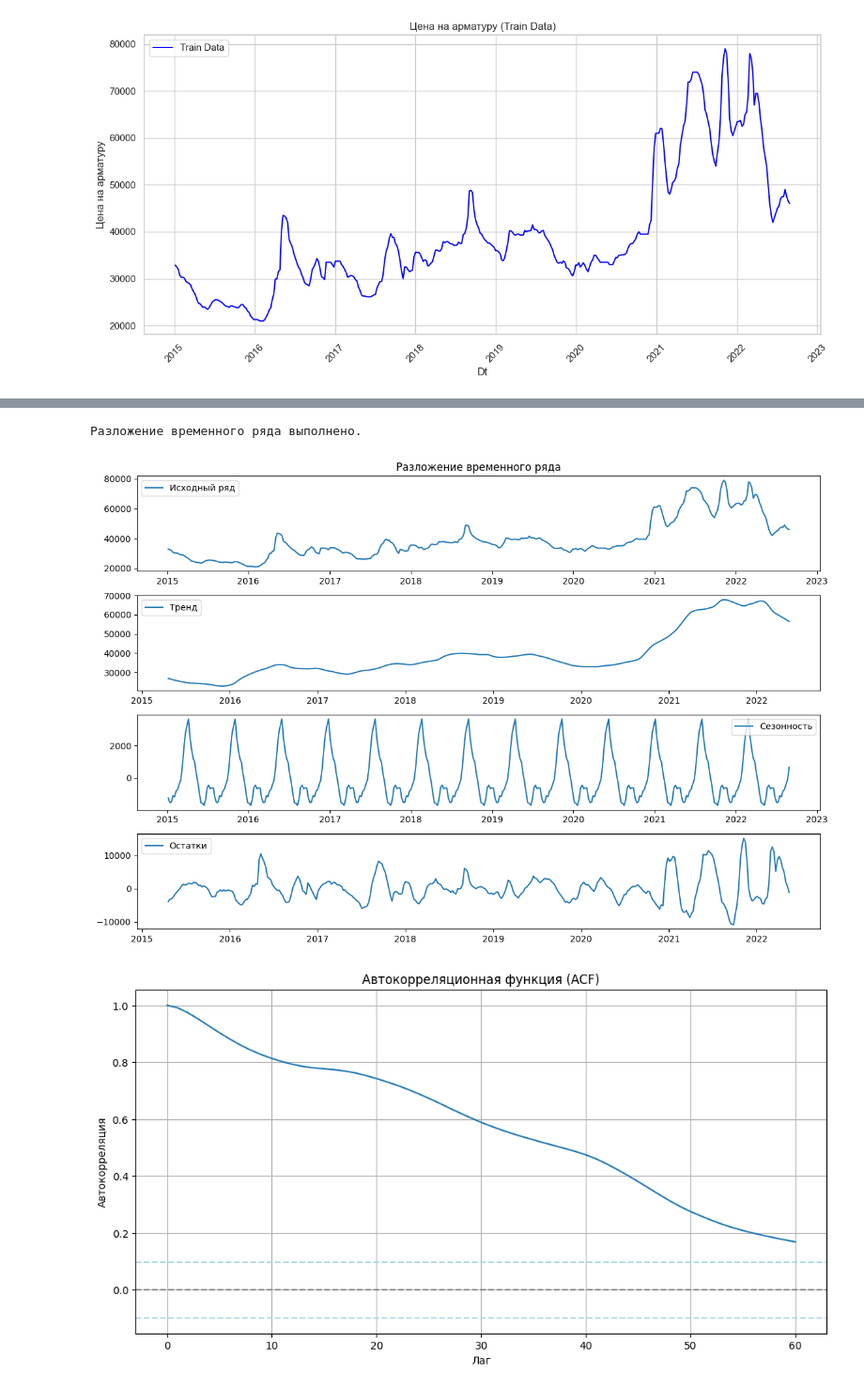
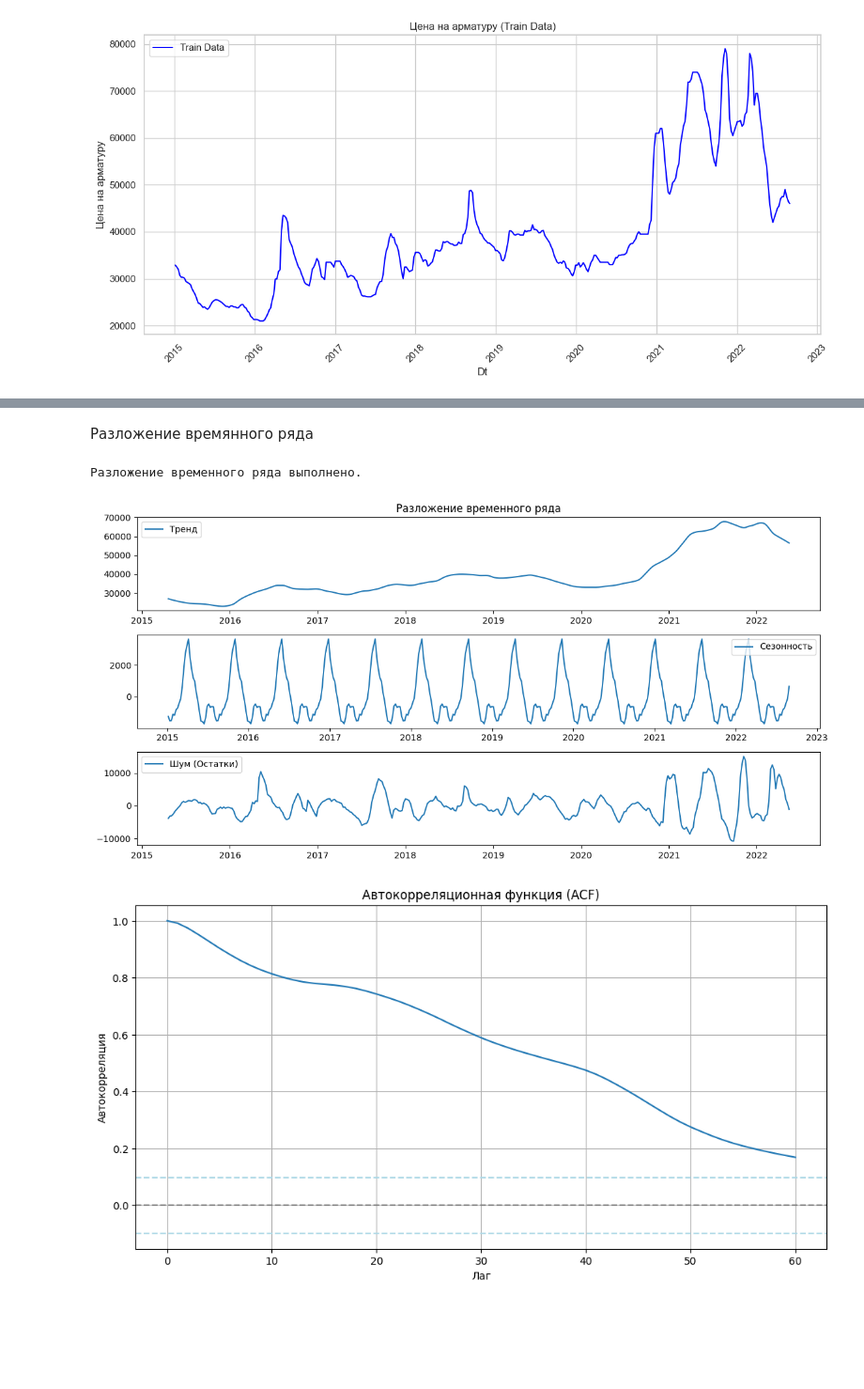
Before and after one commit to mrsoning/Intensive_3, a Jupyter notebook: Deni/baseline deni.ipynb, the cells around one changed output, grey strips where cells are left out. Shown: that part at 94% size. Drawn from its saved outputs; the diff is of its cells as text; code cells hidden in the pictures; blank space fills up the shorter version.

```diff
--- a/Deni/baseline deni.ipynb
+++ b/Deni/baseline deni.ipynb
@@ -67,48 +180,46 @@ plt.show()
+# %% [markdown]
+Разложение времянного ряда
 # %%
-#Преобразование столбца 'date' в datetime (если он еще не в этом формате)
 import pandas as pd
+import matplotlib.pyplot as plt
 from statsmodels.tsa.seasonal import seasonal_decompose
 
+# Загрузка данных
 try:
-    df_train['date'] = pd.to_datetime(df_train['dt'])
-except KeyError:
-    print("Ошибка: Столбец 'dt' не найден. Убедитесь, что столбец с датами называется 'date'.")
+    df_train = pd.read_excel("C:\\Users\\2K\\Desktop\\train.xlsx", parse_dates=['dt'], index_col='dt')
+except FileNotFoundError:
+    print("Ошибка: Файл 'train.xlsx' не найден. Укажите правильный путь к файлу.")
     exit()
-
-# Установка 'date' в качестве индекса (важно для seasonal_decompose)
-df_train.set_index('dt', inplace=True)
 
 # 4. Раскладываем временной ряд
 try:
     decomposition = seasonal_decompose(df_train['Цена на арматуру'], model='additive', period=30) # period - это длина сезона.  Попробуйте разные значения (например, 7, 30, 365)
     print("Разложение временного ряда выполнено.") # Добавлено для отладки
 except ValueError as e:
     print(f"Ошибка при разложении временного ряда: {e}.  Возможно, недостаточно данных для выбранного period.")
     exit()
 
-#  Визуализация компонентов
-plt.figure(figsize=(12, 8))
-plt.subplot(4, 1, 1)
-plt.plot(decomposition.observed, label='Исходный ряд')
+# Визуализация компонентов (без исходного ряда, с шумом)
+plt.figure(figsize=(12, 6))  #Уменьшил высоту графика
+
+plt.subplot(3, 1, 1) #Изменено количество графиков
+plt.plot(decomposition.trend, label='Тренд')
 plt.legend()
 plt.title('Разложение временного ряда')
 
-plt.subplot(4, 1, 2)
-plt.plot(decomposition.trend, label='Тренд')
-plt.legend()
-
-plt.subplot(4, 1, 3)
+plt.subplot(3, 1, 2)
 plt.plot(decomposition.seasonal, label='Сезонность')
 plt.legend()
 
-plt.subplot(4, 1, 4)
-plt.plot(decomposition.resid, label='Остатки')
+plt.subplot(3, 1, 3)
+plt.plot(decomposition.resid, label='Шум (Остатки)') #Изменено название графика
 plt.legend()
+
 plt.tight_layout()
 plt.show()
 # %% [output]
 Разложение временного ряда выполнено.
-[figure, old version]
+[figure, new version]
 # %%
 from statsmodels.tsa.stattools import acf
 import pandas as pd
```
Also changed, not shown: parts of 13 cells of this notebook.
